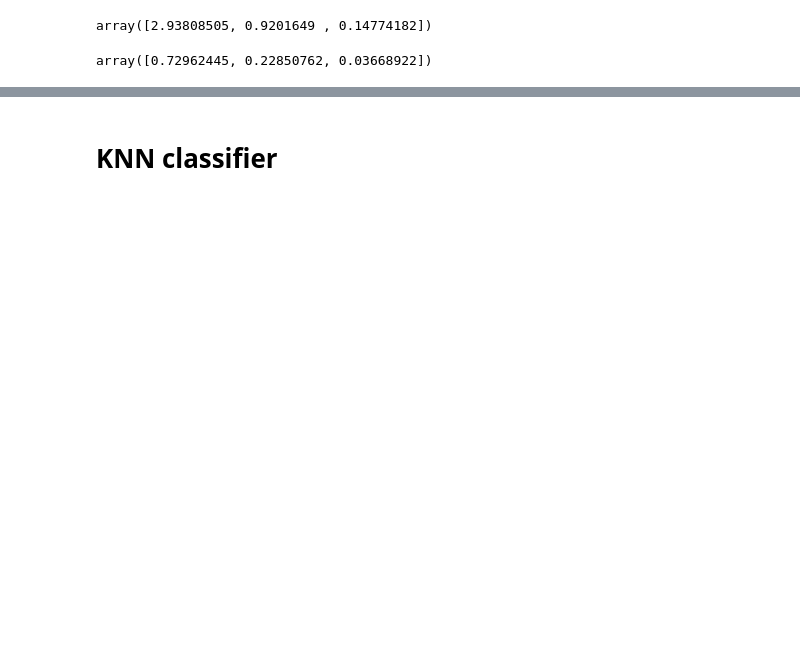
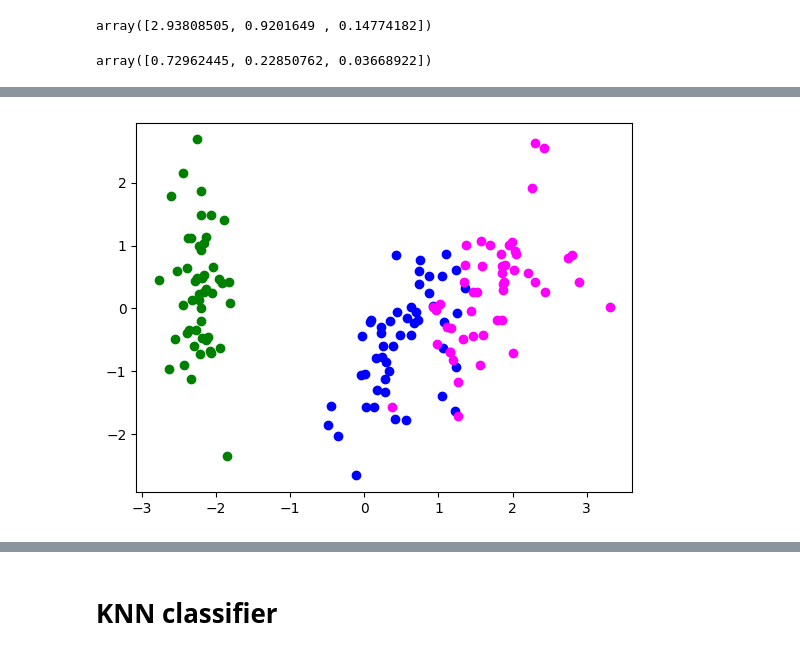
Before and after one commit to janosv246/MPA-MLF, a Jupyter notebook: Lab_04/MPA_MLF_PCA_2.ipynb, the cells around one changed output, grey strips where cells are left out. Drawn from its saved outputs; the diff is of its cells as text; code cells hidden in the pictures; blank space fills up the shorter version.

```diff
--- a/Lab_04/MPA_MLF_PCA_2.ipynb
+++ b/Lab_04/MPA_MLF_PCA_2.ipynb
@@ -110,0 +144,10 @@ array([0.72962445, 0.22850762, 0.03668922])
+# %%
+import matplotlib.pyplot as plt
+
+plt.figure()
+plt.scatter(Xpca[y==0,0],Xpca[y==0,1],color='green')
+plt.scatter(Xpca[y==1,0],Xpca[y==1,1],color='blue')
+plt.scatter(Xpca[y==2,0],Xpca[y==2,1],color='magenta')
+plt.show()
+# %% [output]
+[figure, added]
```
Also changed, not shown: parts of 8 cells of this notebook.
